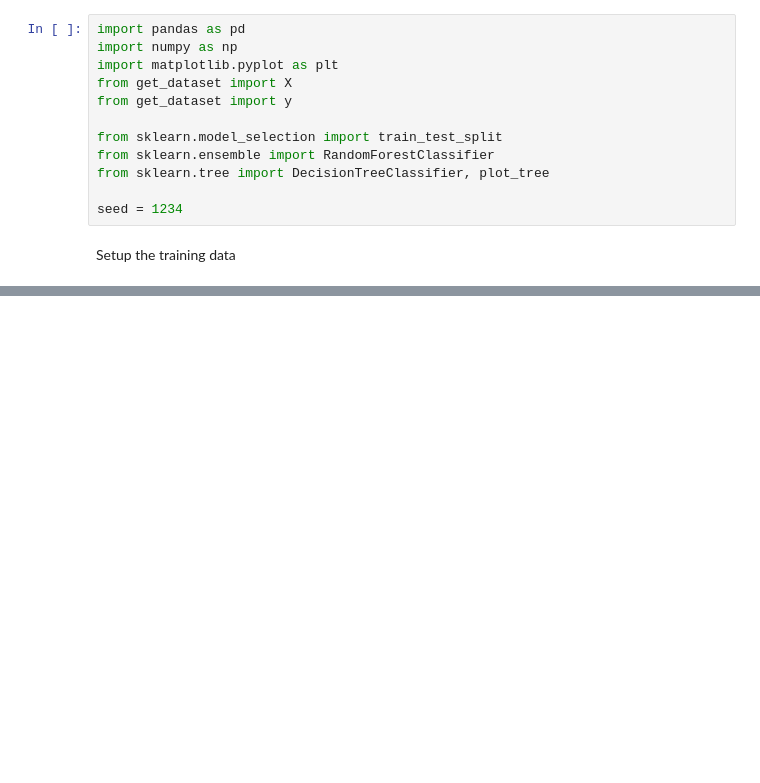
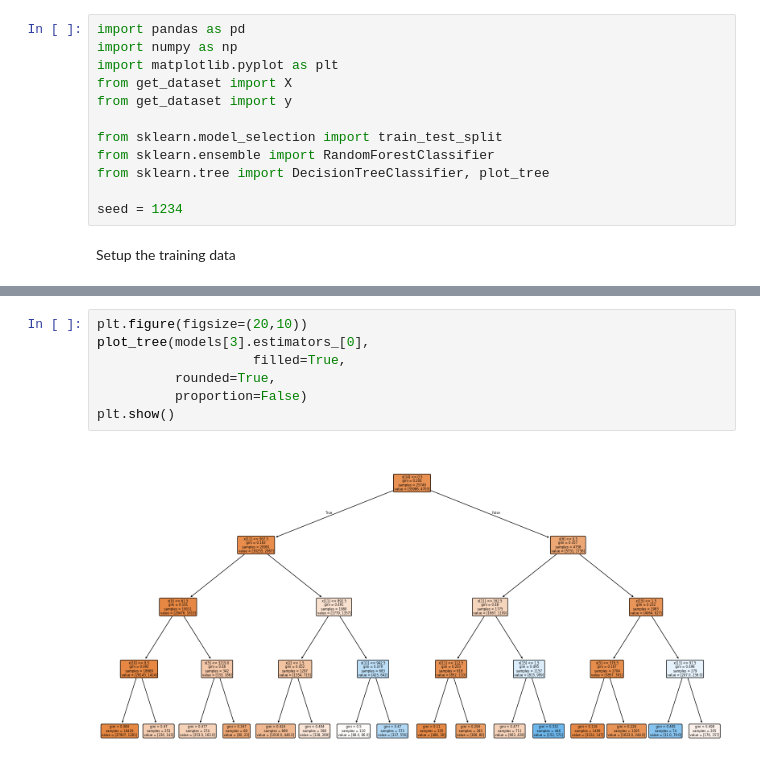
Before and after one commit to anthonytk31415/ml-classification-fin, a Jupyter notebook: random_forest.ipynb, the cells around one changed output, grey strips where cells are left out. Cells and saved outputs as stored; diff of their text form; blank space fills up the shorter version.

```diff
--- a/random_forest.ipynb
+++ b/random_forest.ipynb
@@ -43,0 +66,9 @@ plt.show()
+# %%
+plt.figure(figsize=(20,10))
+plot_tree(models[3].estimators_[0],
+                    filled=True,
+          rounded=True,
+          proportion=False)
+plt.show()
+# %% [output]
+[figure, added]
```
Also changed, not shown: parts of 2 cells of this notebook, 17 other files.
